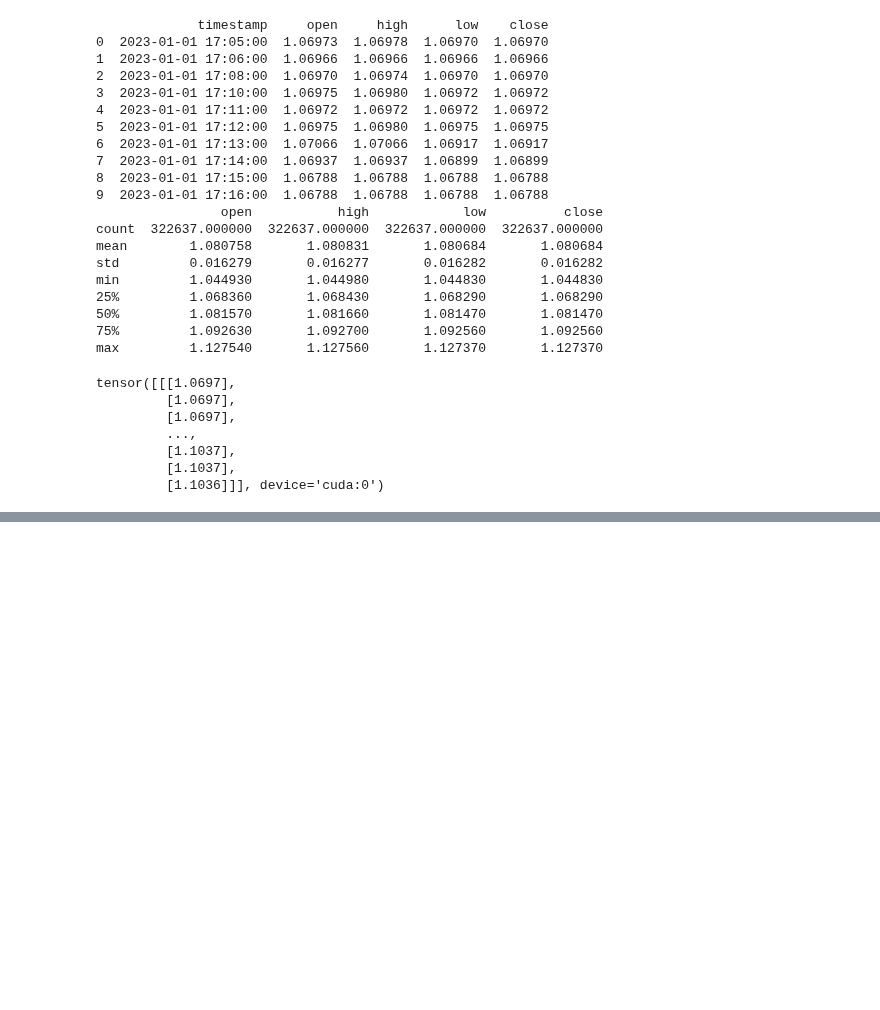
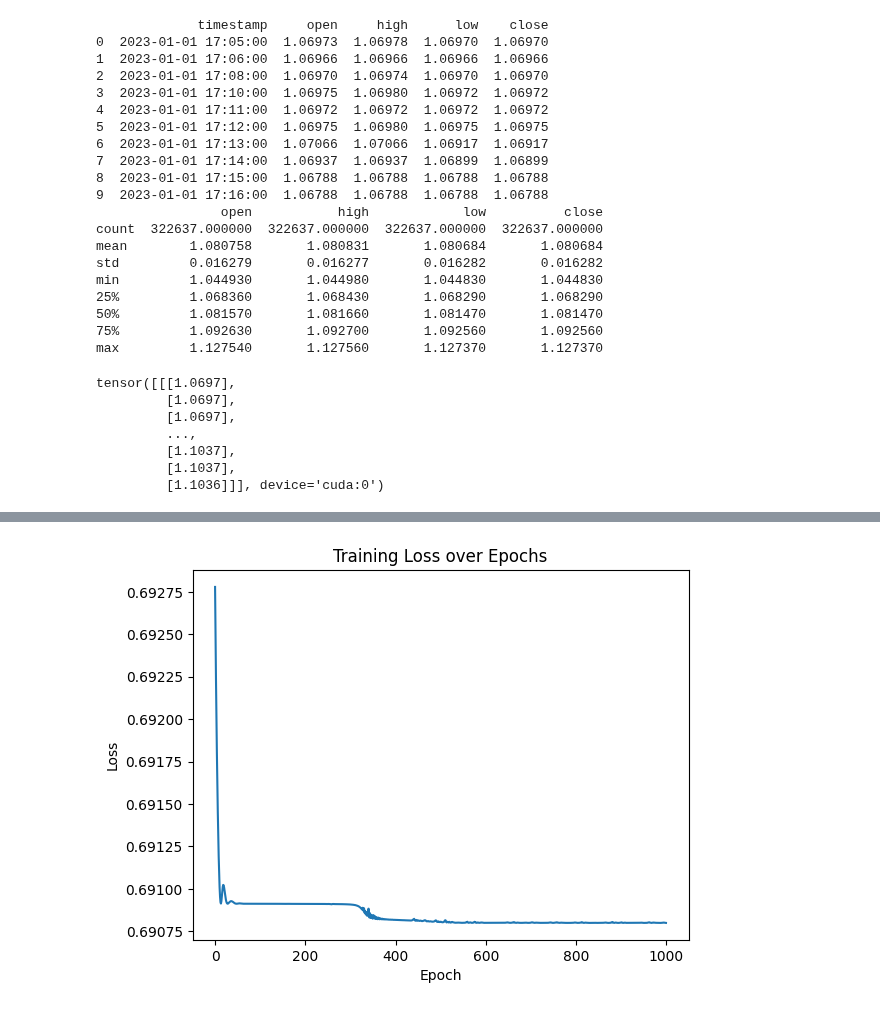
Before and after one commit to Suraj6E/EURUSD-DQN-LSTM, a Jupyter notebook: LSTM_probablistic.ipynb, the cells around one changed output, grey strips where cells are left out. Saved outputs shown, nothing was run; the diff lists cells and outputs as text; code cells hidden in the pictures; blank space fills up the shorter version.

```diff
--- a/LSTM_probablistic.ipynb
+++ b/LSTM_probablistic.ipynb
@@ -128,0 +235,9 @@ OutOfMemoryError: CUDA out of memory. Tried to allocate 11.86 GiB. GPU 0 has a t
+# %%
+# Visualize the loss over epochs
+plt.plot(losses)
+plt.xlabel('Epoch')
+plt.ylabel('Loss')
+plt.title('Training Loss over Epochs')
+plt.show()
+# %% [output]
+[figure, added]
```
Also changed, not shown: parts of 6 cells of this notebook, 3 other files.
